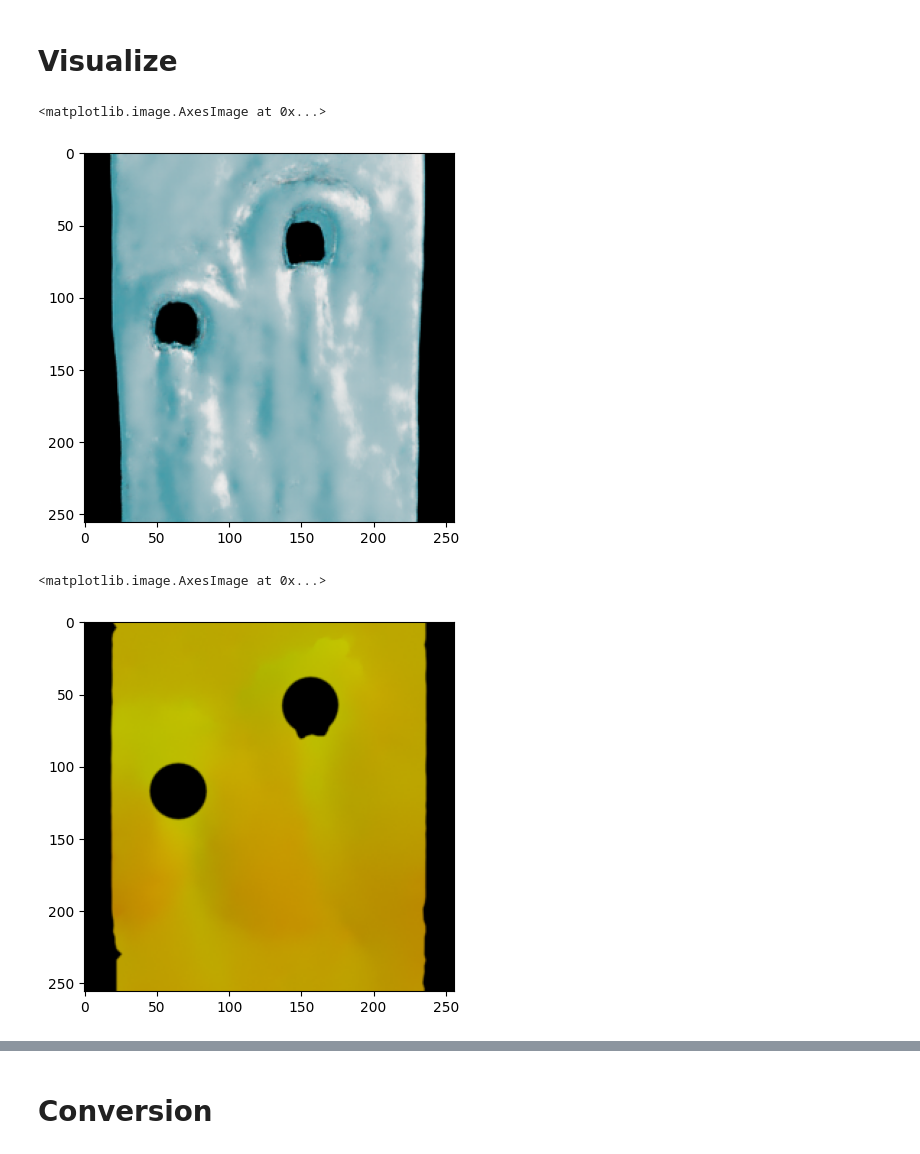
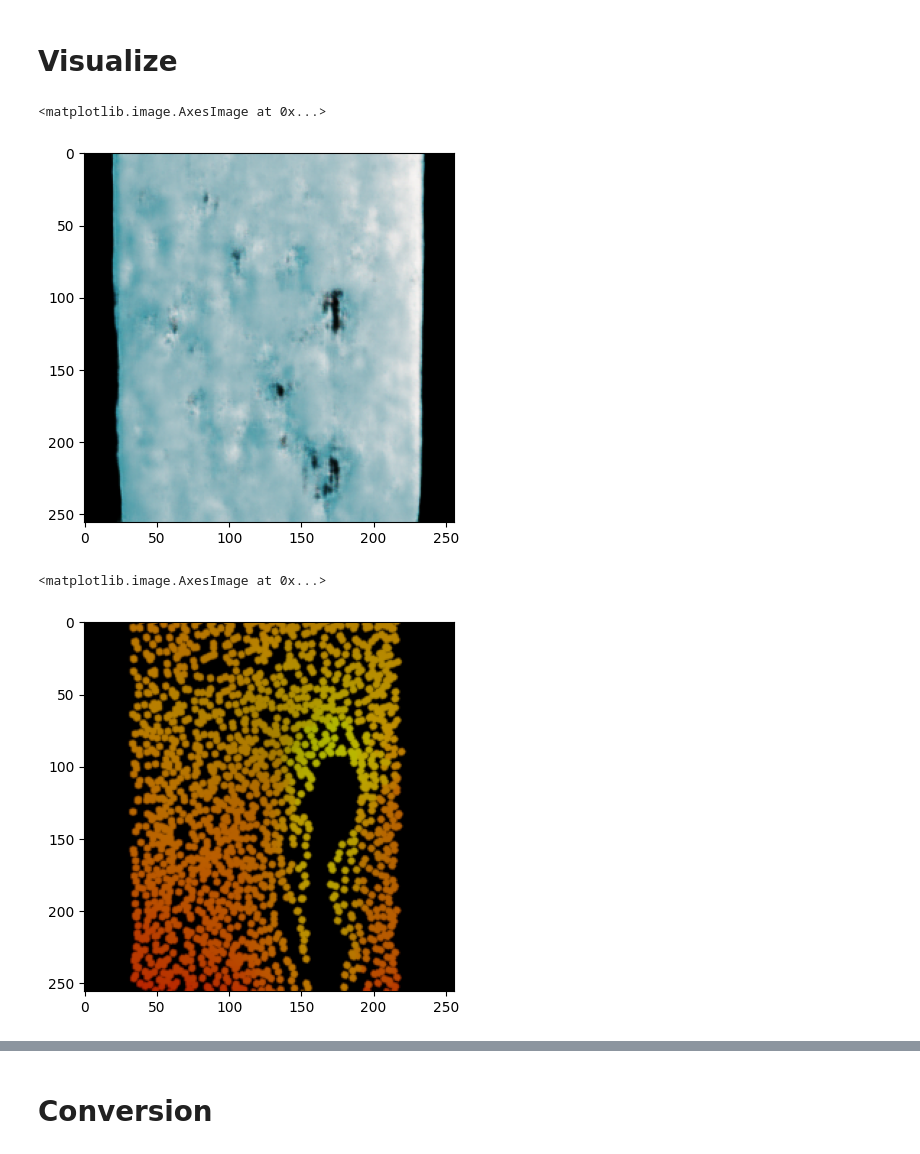
Before and after one commit to shounendev/pix2pix_real-time_LiteRT_WebGPU, a Jupyter notebook: Training/pix2pix.ipynb, the cells around one changed output, grey strips where cells are left out. Drawn from its saved outputs; the diff is of its cells as text; code cells hidden in the pictures.

```diff
--- a/Training/pix2pix.ipynb
+++ b/Training/pix2pix.ipynb
@@ -123,15 +114,15 @@ Inference: 3 images, avg 441.6 ms/image
 # %%
 import matplotlib.pyplot as plt
 
-img = plt.imread('./results/water_pix2pix_v2/test_latest/images/0001_fake_B.png')
+img = plt.imread('./results/water_pix2pix/test_latest/images/0001_fake_B.png')
 plt.imshow(img)
 # %% [output]
 <matplotlib.image.AxesImage at 0x...>
-[figure, old version]
+[figure, new version]
 # %%
-img = plt.imread('./results/water_pix2pix_v2/test_latest/images/0001_real_A.png')
+img = plt.imread('./results/water_pix2pix/test_latest/images/0001_real_A.png')
 plt.imshow(img)
 # %% [output]
 <matplotlib.image.AxesImage at 0x...>
-[figure, old version]
+[figure, new version]
 # %%
```
Also changed, not shown: parts of 9 cells of this notebook.
